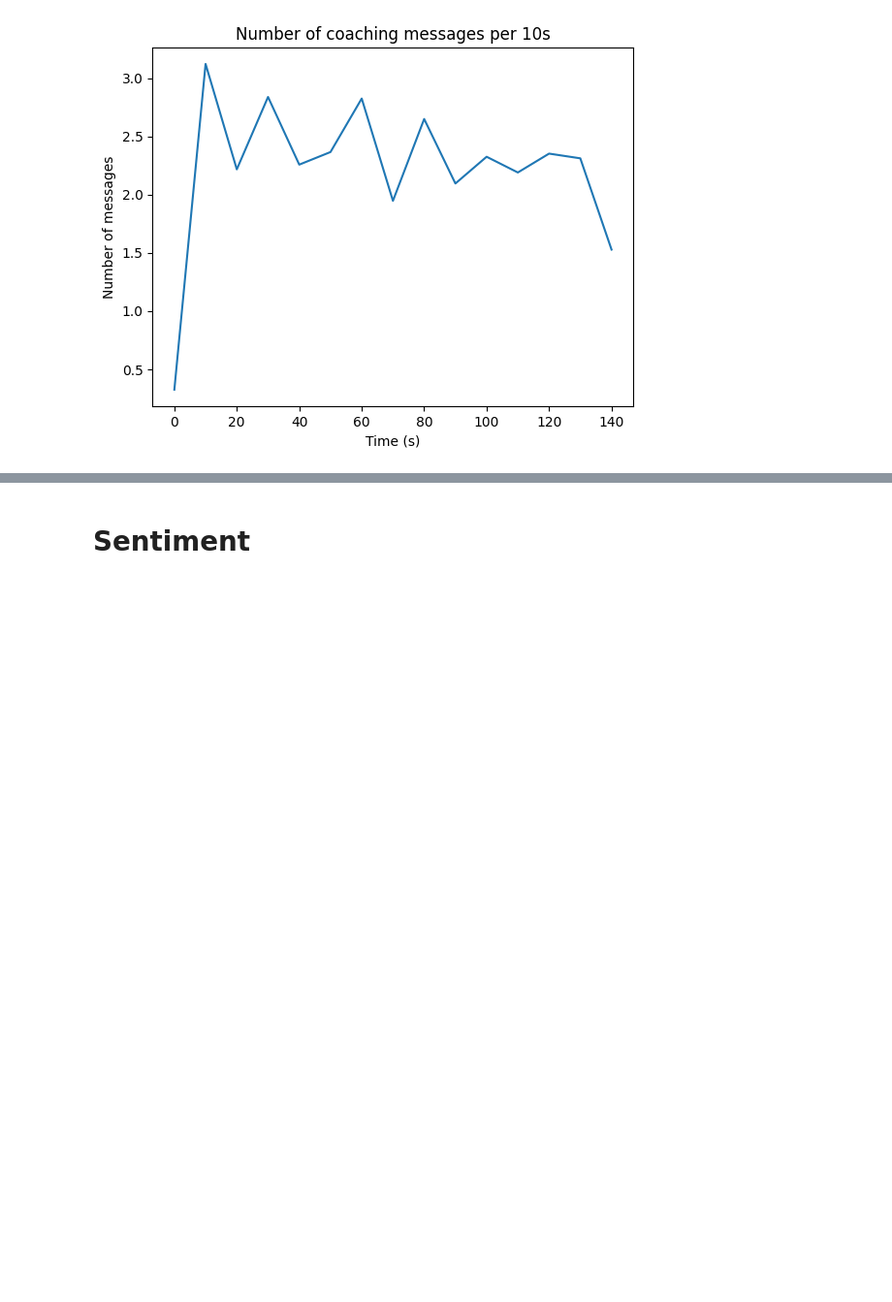
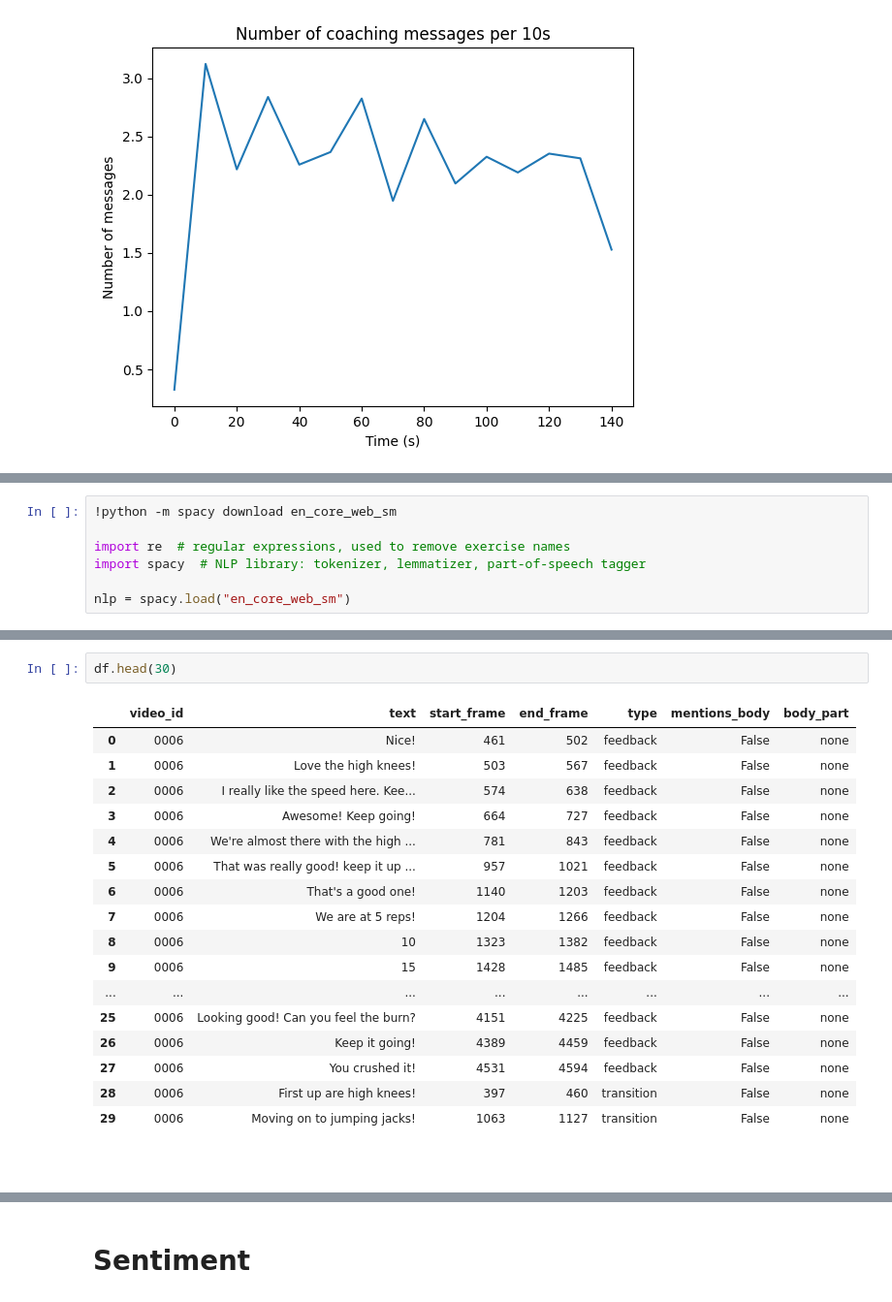
Before and after one commit to Ekimxii/fitness_pose_tracker, a Jupyter notebook: coach_feedback.ipynb, the cells around one changed output, grey strips where cells are left out. Shown at 97% size. Cells and saved outputs as stored; diff of their text form; blank space fills up the shorter version.

```diff
--- a/coach_feedback.ipynb
+++ b/coach_feedback.ipynb
@@ -177,0 +180,7 @@ plt.show()
+# %%
+!python -m spacy download en_core_web_sm
+
+import re  # regular expressions, used to remove exercise names
+import spacy  # NLP library: tokenizer, lemmatizer, part-of-speech tagger
+
+nlp = spacy.load("en_core_web_sm")
@@ -177,0 +333,22 @@ plt.show()
+# %%
+df.head(30)
+# %% [output]
+|  | video_id | text | start_frame | end_frame | type | mentions_body | body_part |
+| 0 | 0006 | Nice! | 461 | 502 | feedback | False | none |
+| 1 | 0006 | Love the high knees! | 503 | 567 | feedback | False | none |
+| 2 | 0006 | I really like the speed here. Kee... | 574 | 638 | feedback | False | none |
+| 3 | 0006 | Awesome! Keep going! | 664 | 727 | feedback | False | none |
+| 4 | 0006 | We're almost there with the high ... | 781 | 843 | feedback | False | none |
+| 5 | 0006 | That was really good! keep it up ... | 957 | 1021 | feedback | False | none |
+| 6 | 0006 | That's a good one! | 1140 | 1203 | feedback | False | none |
+| 7 | 0006 | We are at 5 reps! | 1204 | 1266 | feedback | False | none |
+| 8 | 0006 | 10 | 1323 | 1382 | feedback | False | none |
+| 9 | 0006 | 15 | 1428 | 1485 | feedback | False | none |
+| ... | ... | ... | ... | ... | ... | ... | ... |
+| 25 | 0006 | Looking good! Can you feel the burn? | 4151 | 4225 | feedback | False | none |
+| 26 | 0006 | Keep it going! | 4389 | 4459 | feedback | False | none |
+| 27 | 0006 | You crushed it! | 4531 | 4594 | feedback | False | none |
+| 28 | 0006 | First up are high knees! | 397 | 460 | transition | False | none |
+| 29 | 0006 | Moving on to jumping jacks! | 1063 | 1127 | transition | False | none |
+# %% [markdown]
+##
```
Also changed, not shown: parts of 5 cells of this notebook.
